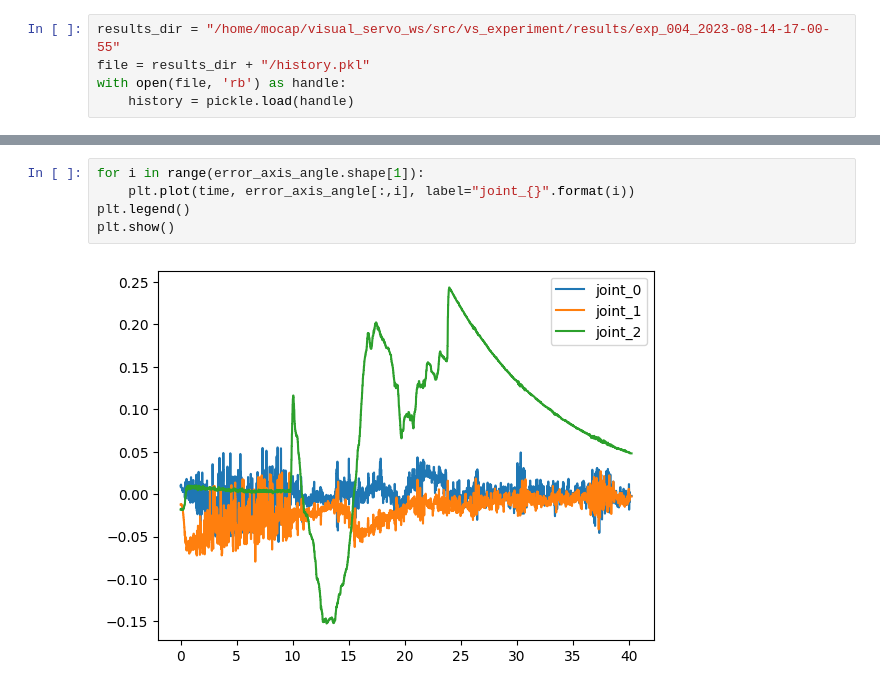
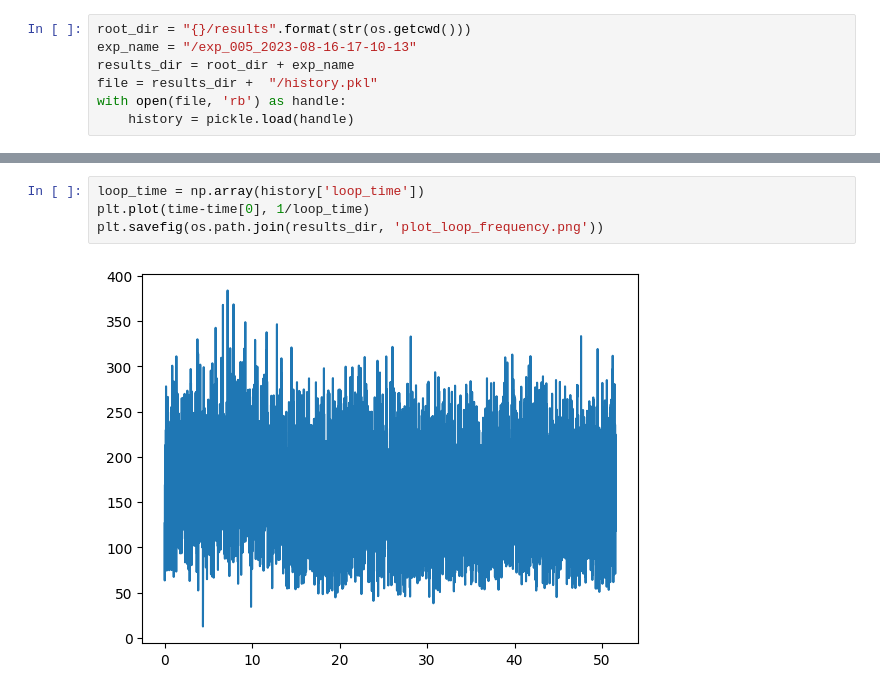
Before and after one commit to shiqingw/Visual-Servoing-Experiment, a Jupyter notebook: visualization.ipynb, the cells around one changed output, grey strips where cells are left out. Saved outputs shown, nothing was run; the diff lists cells and outputs as text.

Commit message:
data visualization

```diff
--- a/visualization.ipynb
+++ b/visualization.ipynb
@@ -5,5 +8,7 @@ import numpy as np
 # %%
-results_dir = "/home/mocap/visual_servo_ws/src/vs_experiment/results/exp_004_2023-08-14-17-00-55"
-file = results_dir + "/history.pkl"
+root_dir = "{}/results".format(str(os.getcwd()))
+exp_name = "/exp_005_2023-08-16-17-10-13"
+results_dir = root_dir + exp_name
+file = results_dir +  "/history.pkl"
 with open(file, 'rb') as handle:
     history = pickle.load(handle)
@@ -39,7 +25,6 @@ plt.show()
-# %%
-for i in range(error_axis_angle.shape[1]):
-    plt.plot(time, error_axis_angle[:,i], label="joint_{}".format(i))
-plt.legend()
-plt.show()
-# %% [output]
-[figure, removed]
+# %%
+loop_time = np.array(history['loop_time'])
+plt.plot(time-time[0], 1/loop_time)
+plt.savefig(os.path.join(results_dir, 'plot_loop_frequency.png'))
+# %% [output]
+[figure, added]
```
Also changed, not shown: parts of 13 cells of this notebook, 23 other files.
